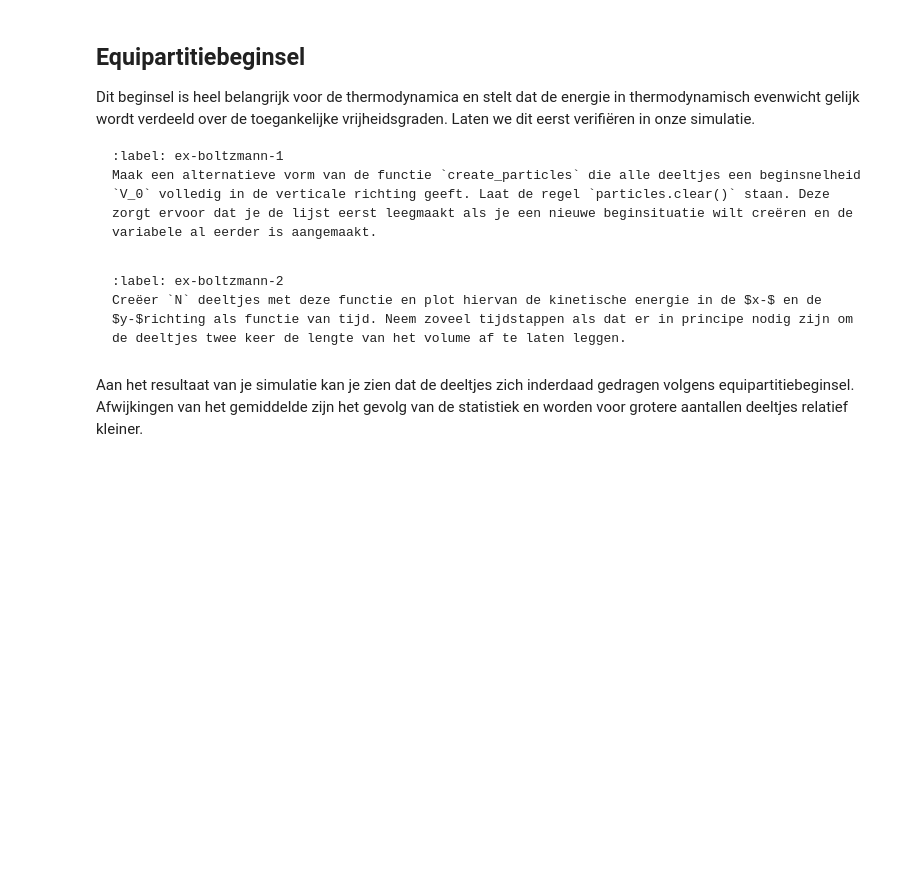
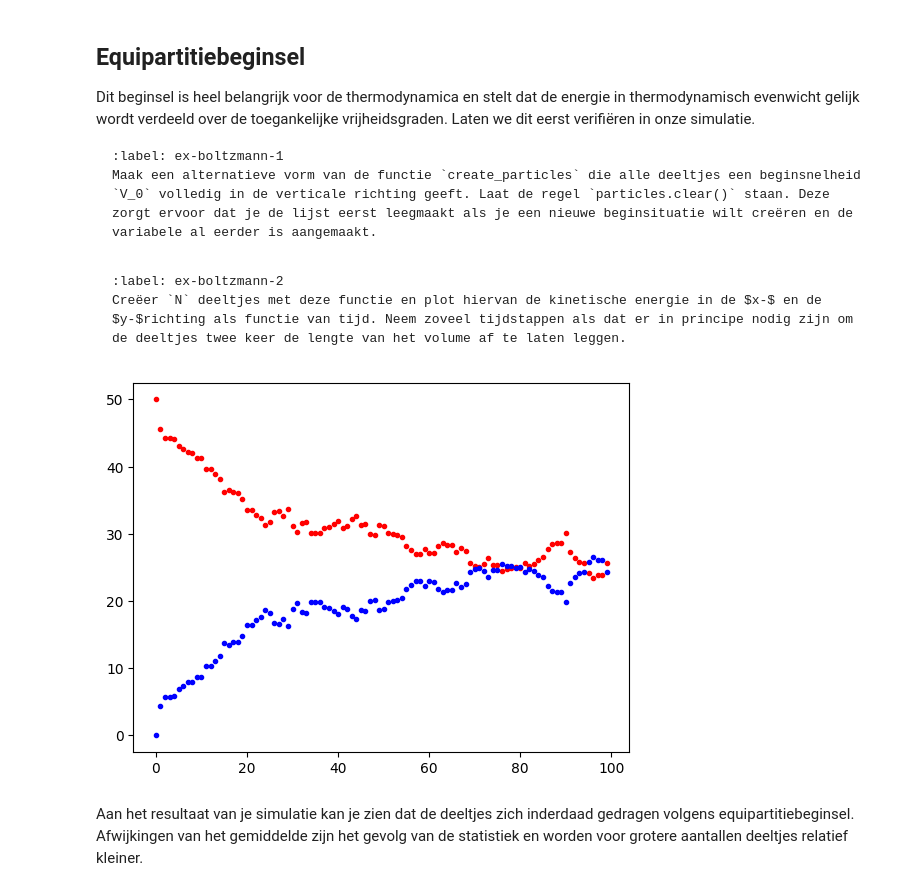
Before and after one commit to yaeljawahierkhan/21, a Jupyter notebook: Content/PySim/6_boltzmann.ipynb, the cells around one changed output. Saved outputs shown, nothing was run; the diff lists cells and outputs as text; code cells hidden in the pictures; blank space fills up the shorter version.

````diff
--- a/Content/PySim/6_boltzmann.ipynb
+++ b/Content/PySim/6_boltzmann.ipynb
@@ -156,6 +156,7 @@ def create_uniform_particles(particles):
     particles.clear()
     for i in range(N):
         vx = np.random.choice([-V_0, V_0])
+        vy = 0
         pos = np.random.uniform(-BOX_SIZE_0/2 + RADIUS, BOX_SIZE_0/2 - RADIUS, 2)
         particles.append(ParticleClass(m=1.0, v=[vx, vy], r=pos, R=RADIUS))
 # %% [markdown]
@@ -165,17 +166,31 @@ def create_uniform_particles(particles):
 Creëer `N` deeltjes met deze functie en plot hiervan de kinetische energie in de $x-$ en de $y-$richting als functie van tijd. Neem zoveel tijdstappen als dat er in principe nodig zijn om de deeltjes twee keer de lengte van het volume af te laten leggen.
 ```
 # %%
-N = 10
+N = 100
+frames = 100
 particles = []
 create_uniform_particles(particles)
 
-kin_x = np.zeros(N)
-kin_y = np.zeros(N)
-for i in frames:
+kin_x = np.zeros(frames)
+kin_y = np.zeros(frames)
+kin_tot = np.zeros(frames)
+
+for i in np.arange(frames):
     for p in particles:
-        kin_x += 0.5* p.m * p.v[0]**2
+        kin_x[i] += 0.5* p.m * np.abs(p.v[0])**2
+        kin_y[i] += 0.5* p.m * np.abs(p.v[1])**2
 
-    for p in particles:
+    take_time_step(particles)
+
+
+
+plt.figure()
+plt.plot(np.arange(frames), kin_x,'r.')
+plt.plot(np.arange(frames), kin_y, 'b.')
+
+plt.show()
+# %% [output]
+[figure, added]
 # %% [markdown]
 Aan het resultaat van je simulatie kan je zien dat de deeltjes zich inderdaad gedragen volgens equipartitiebeginsel. Afwijkingen van het gemiddelde zijn het gevolg van de statistiek en worden voor grotere aantallen deeltjes relatief kleiner.
 # %% [markdown]
````
Also changed, not shown: parts of 6 cells of this notebook.
